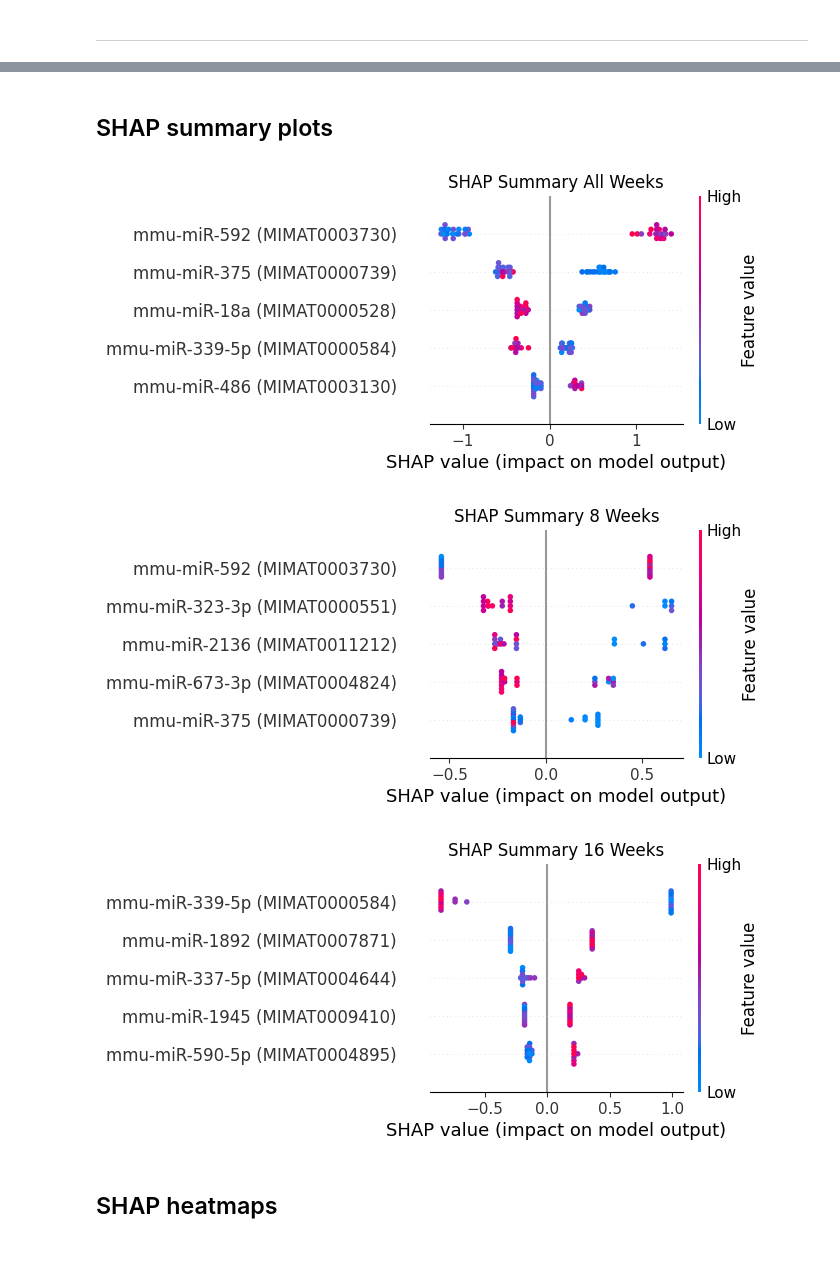
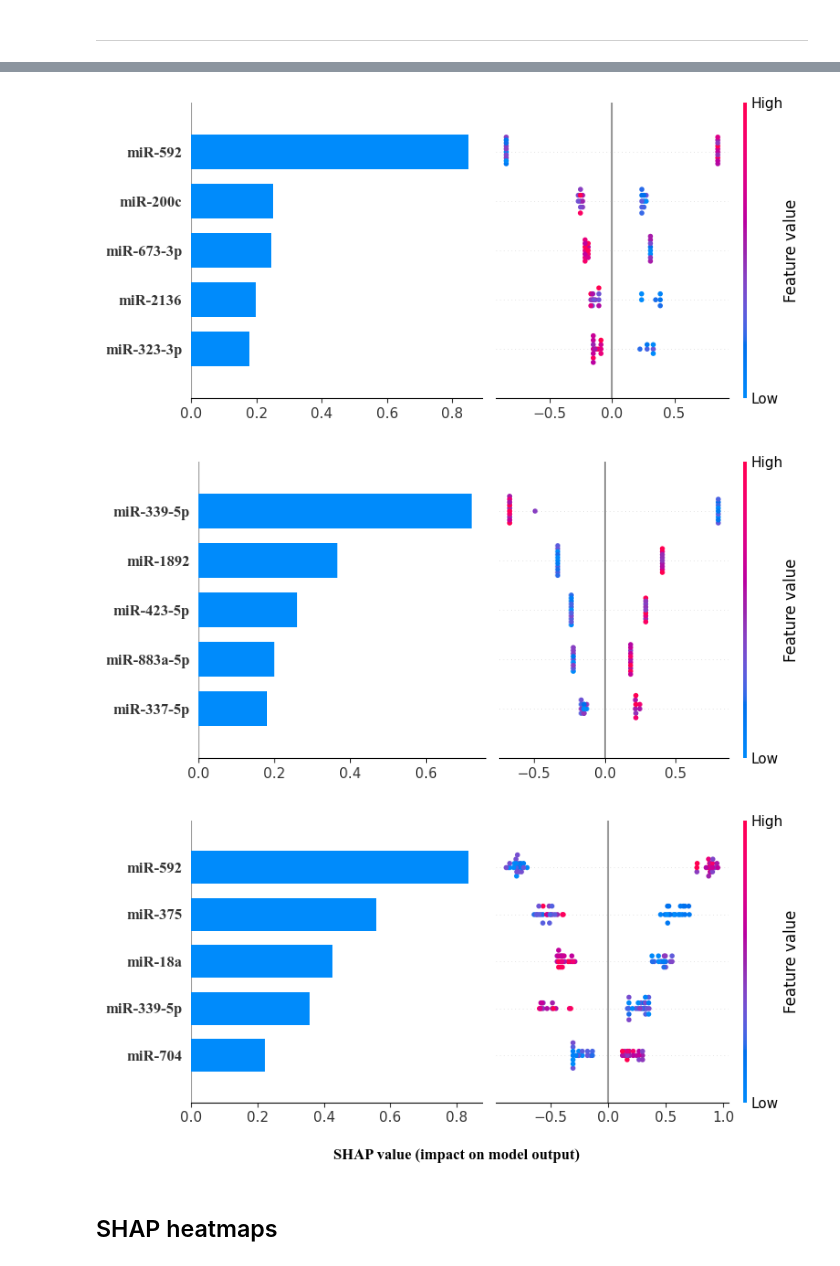
Before and after one commit to uflcod/miRNA-periodontal-disease, a Jupyter notebook: notebooks/xgboost_miRNA.ipynb, the cells around one changed output, grey strips where cells are left out. Saved outputs shown, nothing was run; the diff lists cells and outputs as text; code cells hidden in the pictures.

```diff
--- a/notebooks/xgboost_miRNA.ipynb
+++ b/notebooks/xgboost_miRNA.ipynb
@@ -295,12 +99,31 @@ plot_shap_feature_importance(
-# %% [markdown]
-## SHAP summary plots
-# %%
-plot_shap_summary(shap_values_all_weeks, X_all_weeks, "SHAP Summary All Weeks")
-plot_shap_summary(shap_values_8_weeks, X_8_weeks, "SHAP Summary 8 Weeks")
-plot_shap_summary(shap_values_16_weeks, X_16_weeks, "SHAP Summary 16 Weeks")
-# %% [output]
-[figure, removed]
-[figure, removed]
-[figure, removed]
+# %%
+plot_shap_importance_with_summary(
+    shap_values_8_weeks,
+    X_8_weeks,
+    title='',
+    save_fig=True,
+    file_name='SHAP_feature_importance_with_summary_8_weeks.png'
+)
+
+plot_shap_importance_with_summary(
+    shap_values_16_weeks,
+    X_16_weeks,
+    title='',
+    save_fig=True,
+    file_name='SHAP_feature_importance_with_summary_16_weeks.png'
+)
+
+plot_shap_importance_with_summary(
+    shap_values_all_weeks,
+    X_all_weeks,
+    title='',
+    supxlabel = 'SHAP value (impact on model output)',
+    save_fig=True,
+    file_name='SHAP_feature_importance_with_summary_all_weeks.png'
+)
+# %% [output]
+[figure, added]
+[figure, added]
+[figure, added]
 # %% [markdown]
 ## SHAP heatmaps
```
Also changed, not shown: parts of 58 cells of this notebook, 34 other files.
